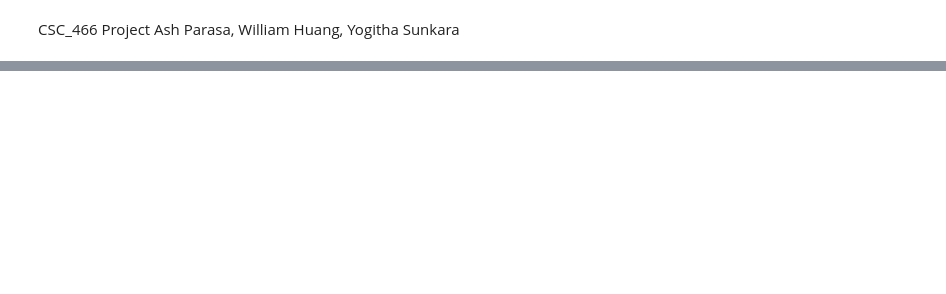
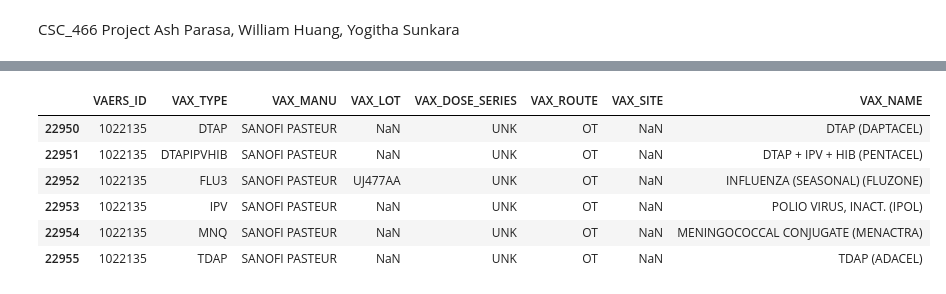
Before and after one commit to ysunkara/CSC_466, a Jupyter notebook: Project.ipynb, the cells around one changed output, grey strips where cells are left out. Drawn from its saved outputs; the diff is of its cells as text; code cells hidden in the pictures; blank space fills up the shorter version.

```diff
--- a/Project.ipynb
+++ b/Project.ipynb
@@ -14,0 +82,11 @@ df_data = pd.read_csv(f"{home}/CSC_466/2021VAERSDATA.csv", encoding="latin1")
+# %%
+# Look at one ID and see what's going on here
+df_vax[df_vax['VAERS_ID'] == 1022135]
+# %% [output]
+|  | VAERS_ID | VAX_TYPE | VAX_MANU | VAX_LOT | VAX_DOSE_SERIES | VAX_ROUTE | VAX_SITE | VAX_NAME |
+| 22950 | 1022135 | DTAP | SANOFI PASTEUR | NaN | UNK | OT | NaN | DTAP (DAPTACEL) |
+| 22951 | 1022135 | DTAPIPVHIB | SANOFI PASTEUR | NaN | UNK | OT | NaN | DTAP + IPV + HIB (PENTACEL) |
+| 22952 | 1022135 | FLU3 | SANOFI PASTEUR | UJ477AA | UNK | OT | NaN | INFLUENZA (SEASONAL) (FLUZONE) |
+| 22953 | 1022135 | IPV | SANOFI PASTEUR | NaN | UNK | OT | NaN | POLIO VIRUS, INACT. (IPOL) |
+| 22954 | 1022135 | MNQ | SANOFI PASTEUR | NaN | UNK | OT | NaN | MENINGOCOCCAL CONJUGATE (MENACTRA) |
+| 22955 | 1022135 | TDAP | SANOFI PASTEUR | NaN | UNK | OT | NaN | TDAP (ADACEL) |
```
Also changed, not shown: parts of 18 cells of this notebook.
